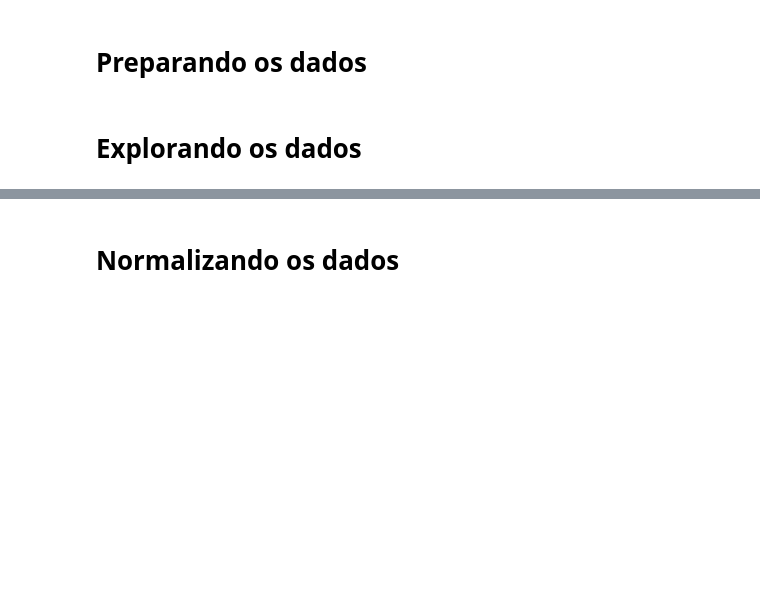
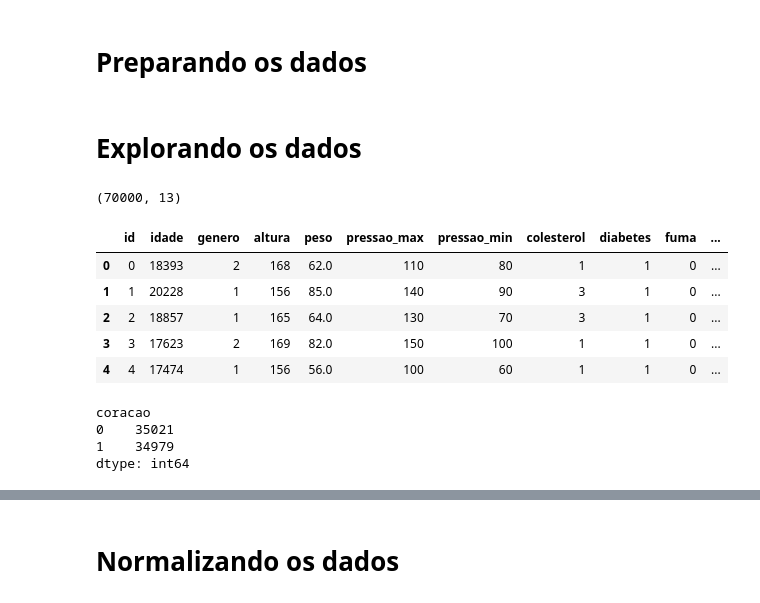
Before and after one commit to alexapruiz/Projetos, a Jupyter notebook: Python/Colab/Cardio.ipynb, the cells around one changed output, grey strips where cells are left out. Drawn from its saved outputs; the diff is of its cells as text; code cells hidden in the pictures; blank space fills up the shorter version.

```diff
--- a/Python/Colab/Cardio.ipynb
+++ b/Python/Colab/Cardio.ipynb
@@ -30 +26,24 @@ cardio.skew()
+# %%
+#Verificando o formato do DataFrame (linhas,colunas)
+cardio.shape
+# %% [output]
+(70000, 13)
+# %%
+#Iniciando a análise exploratória
+cardio.head()
+# %% [output]
+|  | id | idade | genero | altura | peso | pressao_max | pressao_min | colesterol | diabetes | fuma | ... |
+| 0 | 0 | 18393 | 2 | 168 | 62.0 | 110 | 80 | 1 | 1 | 0 | ... |
+| 1 | 1 | 20228 | 1 | 156 | 85.0 | 140 | 90 | 3 | 1 | 0 | ... |
+| 2 | 2 | 18857 | 1 | 165 | 64.0 | 130 | 70 | 3 | 1 | 0 | ... |
+| 3 | 3 | 17623 | 2 | 169 | 82.0 | 150 | 100 | 1 | 1 | 0 | ... |
+| 4 | 4 | 17474 | 1 | 156 | 56.0 | 100 | 60 | 1 | 1 | 0 | ... |
+# %%
+#Consultando quantos registros indicam a presença / ausência de doença cardiovascular (0: Não possui doença / 1: Possui doença)
+cardio.groupby('coracao').size()
+# %% [output]
+coracao
+0    35021
+1    34979
+dtype: int64
 # %%
```
Also changed, not shown: parts of 38 cells of this notebook, 3 other files.
